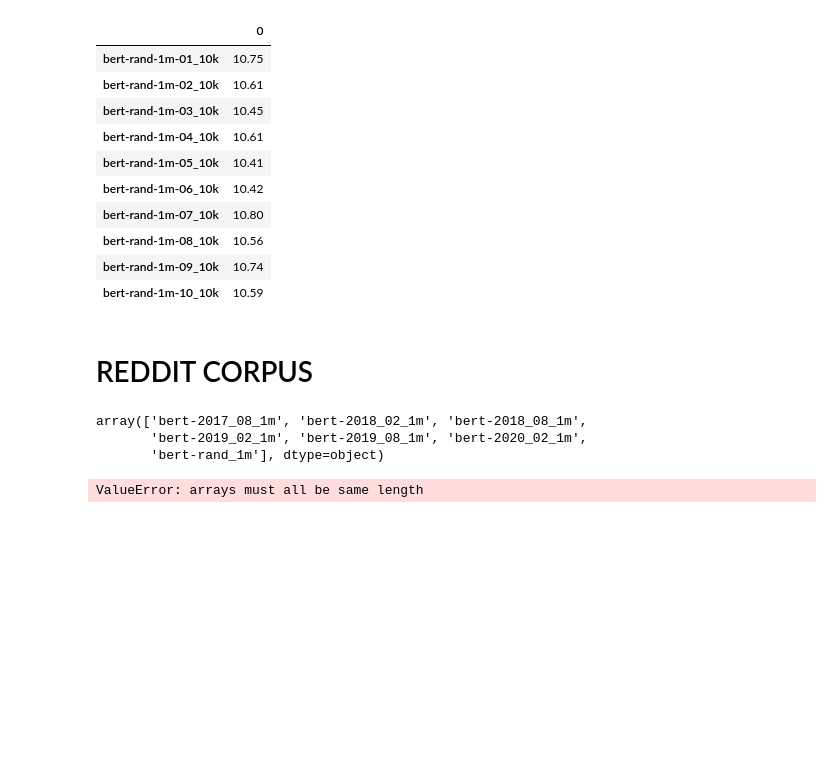
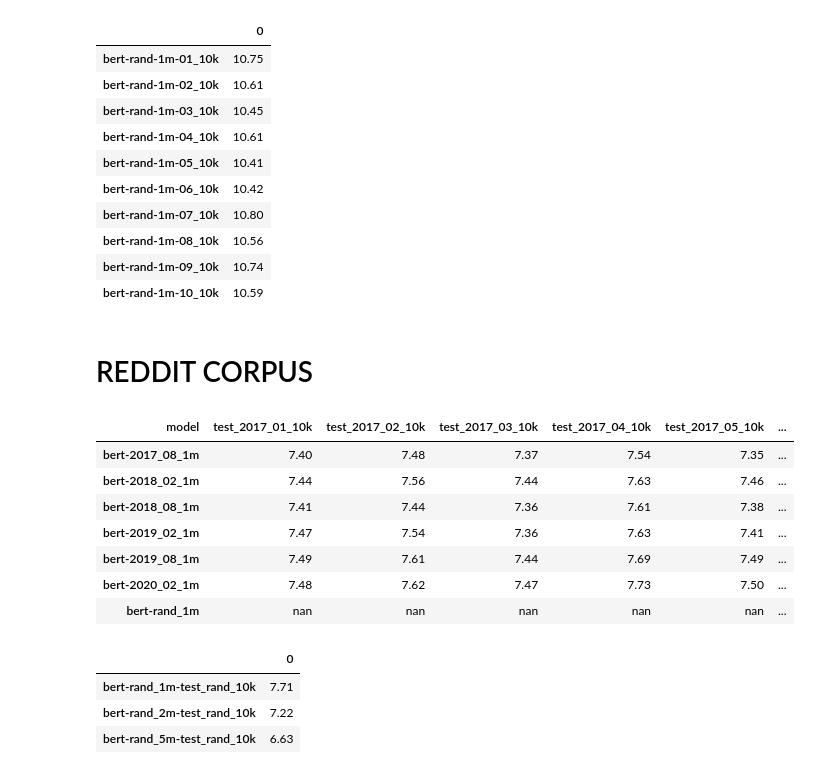
Before and after one commit to paul-rottger/temporal-adaptation, a Jupyter notebook: 4_evaluation/mlm/evaluate_mlm_results.ipynb, the cells around one changed output. Saved outputs shown, nothing was run; the diff lists cells and outputs as text; code cells hidden in the pictures; blank space fills up the shorter version.

Commit message:
test month-adapted mlm, finetune match for all months

```diff
--- a/4_evaluation/mlm/evaluate_mlm_results.ipynb
+++ b/4_evaluation/mlm/evaluate_mlm_results.ipynb
@@ -166,30 +160,27 @@ models = pd.unique(sorted(models.apply(lambda x: re.search(r'(.*?)-test(.*?)', x
-# %%
-models
-# %% [output]
-array(['bert-2017_08_1m', 'bert-2018_02_1m', 'bert-2018_08_1m',
-       'bert-2019_02_1m', 'bert-2019_08_1m', 'bert-2020_02_1m',
-       'bert-rand_1m'], dtype=object)
 # %%
 # PSEUDO-PERPLEXITY FOR EACH MODEL (ROW) ON EACH TEST SET (COLUMN)
 
-models = pd.Series(perplexity.keys())
-models = pd.unique(sorted(models.apply(lambda x: re.search(r'(.*?)-test(.*?)', x).group(1))))
-
-
 score_series = {}
-for model in models:
-    score_series[model] = []
+for model in pd.unique(sorted(pd.Series(perplexity.keys()).apply(lambda x: re.search(r'(.*?)-test(.*?)', x).group(1)))):
+    #if any("_"+year in model for year in YEAR_FILTER):
+    score_series[model] = {}
     for key in sorted(perplexity):
-        if model in key and 'rand' not in key:
-            score_series[model].append(round(float(perplexity[key]),2))
+        if model in key and "rand" not in key: #and any("_"+year in re.search(r'(.*?)k-(.*)', key).group(2) for year in YEAR_FILTER):
+            score_series[model][re.search(r'(.*?)m-(.*)', key).group(2)] = float(perplexity[key])
 
 out_df = pd.DataFrame.from_dict(score_series).reset_index().rename(columns={'index':'model'})
-out_df.columns = out_df.columns.str.replace('bert-', '')
-out_df['model'] = out_df['model'].apply(lambda x: f'0{x+1}_10k' if x+1!=10 else f'{x+1}_10k')
+
 out_df.set_index('model', inplace=True)
-out_df = out_df.T
 
 cm = sns.color_palette('Greens_r', as_cmap=True)
-out_df.style.background_gradient(cmap=cm, axis = 0 ).format('{0:,.2f}')
+
+out_df.T.style.background_gradient(cmap=cm, axis = 0).format('{0:.2f}')
 # %% [output]
-ValueError: arrays must all be same length
+| model | test_2017_01_10k | test_2017_02_10k | test_2017_03_10k | test_2017_04_10k | test_2017_05_10k | ... |
+| bert-2017_08_1m | 7.40 | 7.48 | 7.37 | 7.54 | 7.35 | ... |
+| bert-2018_02_1m | 7.44 | 7.56 | 7.44 | 7.63 | 7.46 | ... |
+| bert-2018_08_1m | 7.41 | 7.44 | 7.36 | 7.61 | 7.38 | ... |
+| bert-2019_02_1m | 7.47 | 7.54 | 7.36 | 7.63 | 7.41 | ... |
+| bert-2019_08_1m | 7.49 | 7.61 | 7.44 | 7.69 | 7.49 | ... |
+| bert-2020_02_1m | 7.48 | 7.62 | 7.47 | 7.73 | 7.50 | ... |
+| bert-rand_1m | nan | nan | nan | nan | nan | ... |
@@ -195,0 +197,10 @@ ValueError: arrays must all be same length
+# %%
+search_keys = sorted(pd.Series(perplexity.keys())[pd.Series(perplexity.keys()).str.contains('rand_10k')])
+
+out_dict = { key: float(perplexity[key]) for key in search_keys }
+pd.DataFrame.from_dict(out_dict, orient='index').style.background_gradient(cmap=cm, axis = 0 ).format('{0:,.2f}')
+# %% [output]
+|  | 0 |
+| bert-rand_1m-test_rand_10k | 7.71 |
+| bert-rand_2m-test_rand_10k | 7.22 |
+| bert-rand_5m-test_rand_10k | 6.63 |
```
Also changed, not shown: parts of 4 cells of this notebook, 2 other files.
